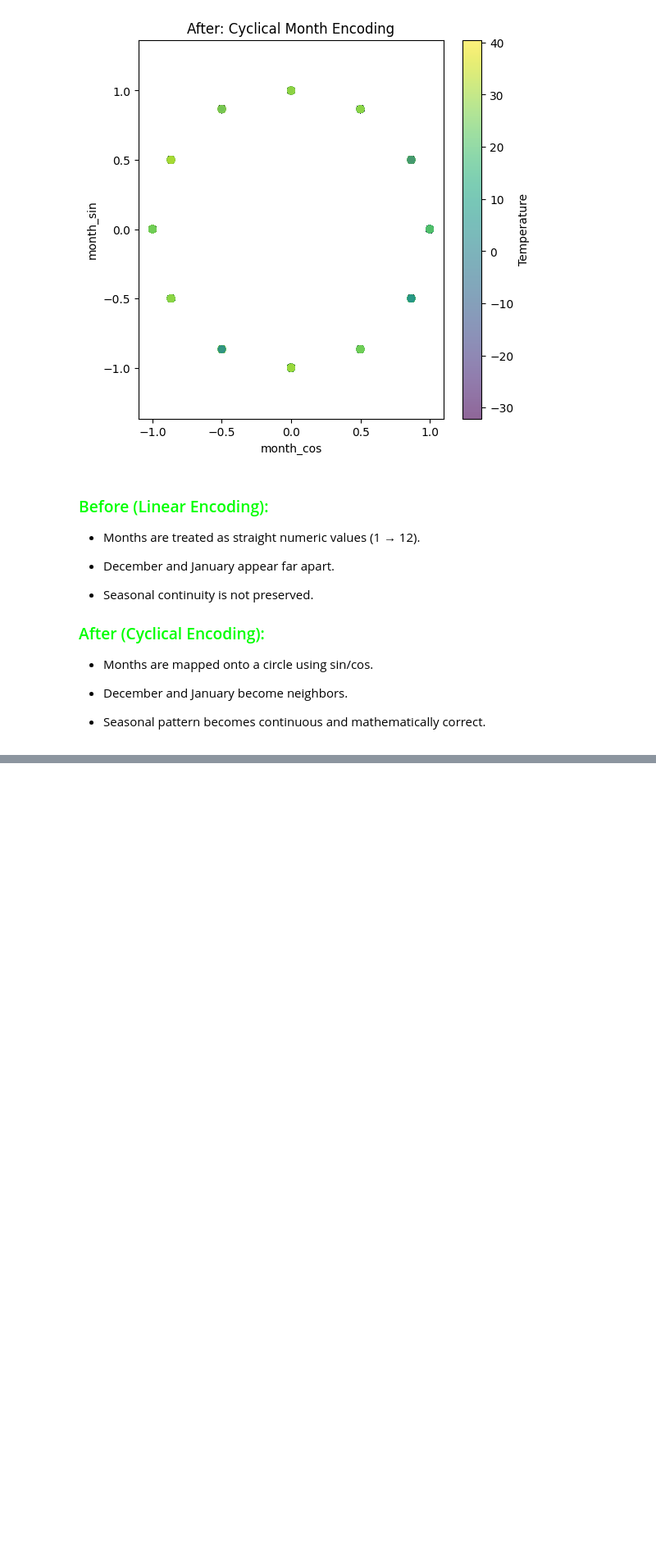
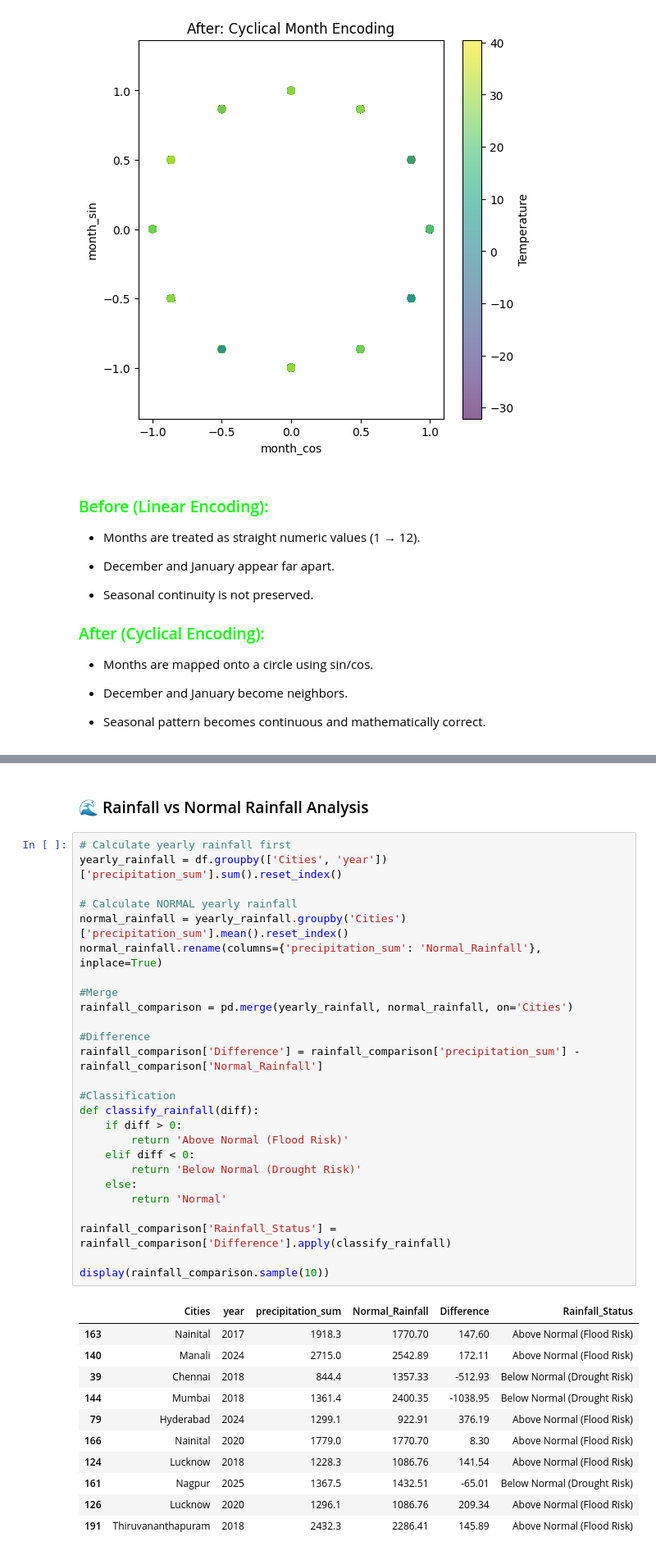
Before and after one commit to niharika-1806/Weather_Data_Analysis_Project, a Jupyter notebook: Weather_Analysis.ipynb, the cells around one changed output, grey strips where cells are left out. Shown at 82% size. Cells and saved outputs as stored; diff of their text form; blank space fills up the shorter version.

```diff
--- a/Weather_Analysis.ipynb
+++ b/Weather_Analysis.ipynb
@@ -593,0 +800,40 @@ plt.show()
+# %% [markdown]
+### 🌊 Rainfall vs Normal Rainfall Analysis
+# %%
+# Calculate yearly rainfall first
+yearly_rainfall = df.groupby(['Cities', 'year'])['precipitation_sum'].sum().reset_index()
+
+# Calculate NORMAL yearly rainfall
+normal_rainfall = yearly_rainfall.groupby('Cities')['precipitation_sum'].mean().reset_index()
+normal_rainfall.rename(columns={'precipitation_sum': 'Normal_Rainfall'}, inplace=True)
+
+#Merge
+rainfall_comparison = pd.merge(yearly_rainfall, normal_rainfall, on='Cities')
+
+#Difference
+rainfall_comparison['Difference'] = rainfall_comparison['precipitation_sum'] - rainfall_comparison['Normal_Rainfall']
+
+#Classification
+def classify_rainfall(diff):
+    if diff > 0:
+        return 'Above Normal (Flood Risk)'
+    elif diff < 0:
+        return 'Below Normal (Drought Risk)'
+    else:
+        return 'Normal'
+
+rainfall_comparison['Rainfall_Status'] = rainfall_comparison['Difference'].apply(classify_rainfall)
+
+display(rainfall_comparison.sample(10))
+# %% [output]
+|  | Cities | year | precipitation_sum | Normal_Rainfall | Difference | Rainfall_Status |
+| 163 | Nainital | 2017 | 1918.3 | 1770.70 | 147.60 | Above Normal (Flood Risk) |
+| 140 | Manali | 2024 | 2715.0 | 2542.89 | 172.11 | Above Normal (Flood Risk) |
+| 39 | Chennai | 2018 | 844.4 | 1357.33 | -512.93 | Below Normal (Drought Risk) |
+| 144 | Mumbai | 2018 | 1361.4 | 2400.35 | -1038.95 | Below Normal (Drought Risk) |
+| 79 | Hyderabad | 2024 | 1299.1 | 922.91 | 376.19 | Above Normal (Flood Risk) |
+| 166 | Nainital | 2020 | 1779.0 | 1770.70 | 8.30 | Above Normal (Flood Risk) |
+| 124 | Lucknow | 2018 | 1228.3 | 1086.76 | 141.54 | Above Normal (Flood Risk) |
+| 161 | Nagpur | 2025 | 1367.5 | 1432.51 | -65.01 | Below Normal (Drought Risk) |
+| 126 | Lucknow | 2020 | 1296.1 | 1086.76 | 209.34 | Above Normal (Flood Risk) |
+| 191 | Thiruvananthapuram | 2018 | 2432.3 | 2286.41 | 145.89 | Above Normal (Flood Risk) |
```
Also changed, not shown: parts of 20 cells of this notebook.
